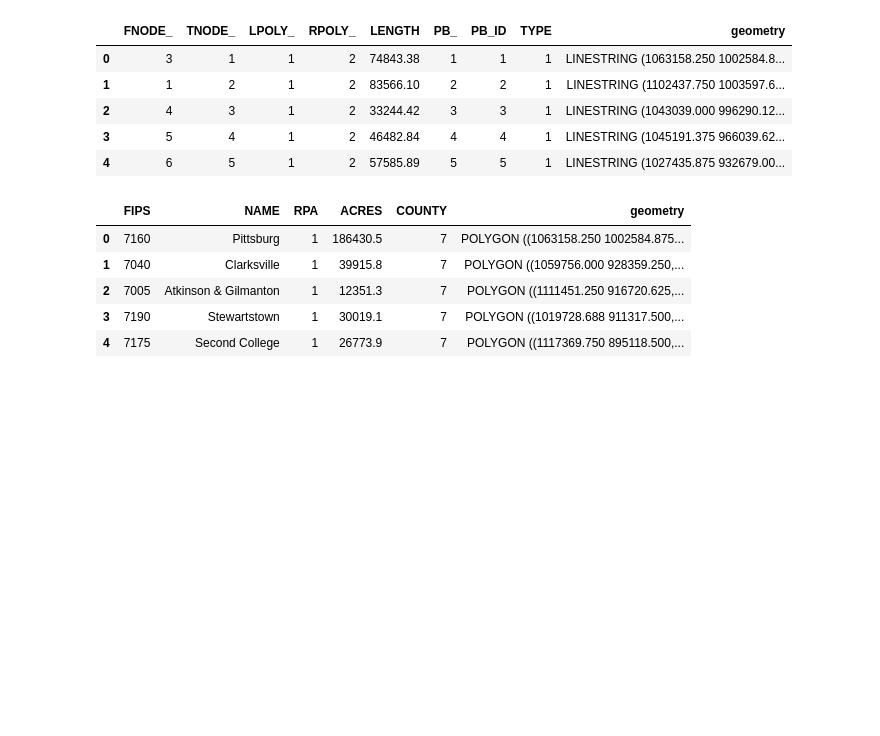
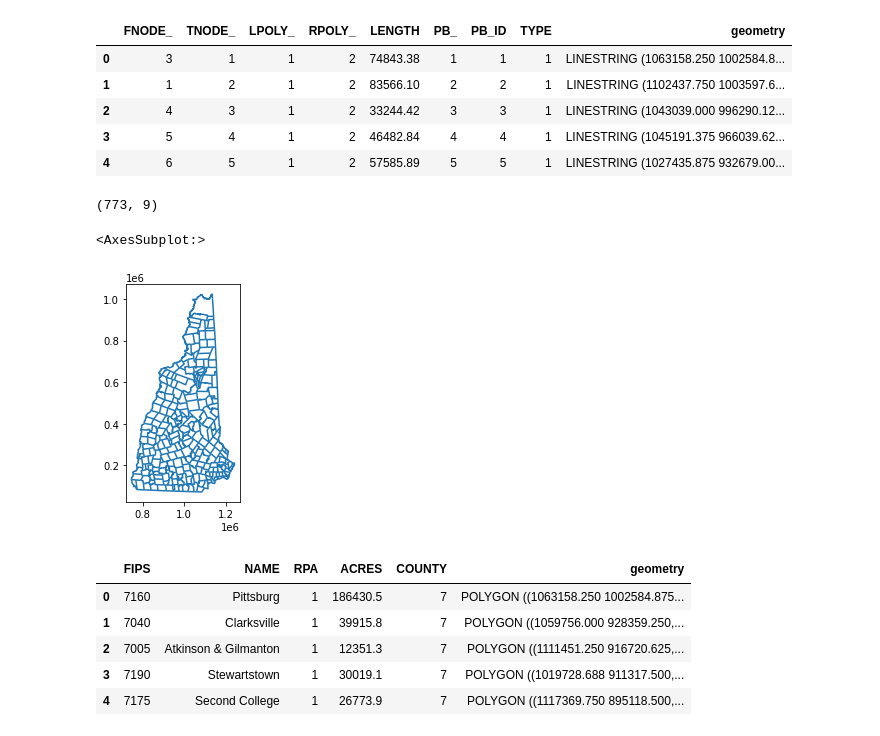
Before and after one commit to HKuz/Environmental_Mapping, a Jupyter notebook: Data_Extraction.ipynb, the cells around one changed output. Cells and saved outputs as stored; diff of their text form; code cells hidden in the pictures; blank space fills up the shorter version.

```diff
--- a/Data_Extraction.ipynb
+++ b/Data_Extraction.ipynb
@@ -75,6 +82,15 @@ pb_lines.head()
 | 2 | 4 | 3 | 1 | 2 | 33244.42 | 3 | 3 | 1 | LINESTRING (1043039.000 996290.12... |
 | 3 | 5 | 4 | 1 | 2 | 46482.84 | 4 | 4 | 1 | LINESTRING (1045191.375 966039.62... |
 | 4 | 6 | 5 | 1 | 2 | 57585.89 | 5 | 5 | 1 | LINESTRING (1027435.875 932679.00... |
+# %%
+pb_lines.shape
+# %% [output]
+(773, 9)
+# %%
+pb_lines.plot()
+# %% [output]
+<AxesSubplot:>
+[figure, added]
 # %%
 pb_poly = gpd.read_file(pbp_path, driver='shapefile')
 # %%
```
Also changed, not shown: parts of 13 cells of this notebook.
